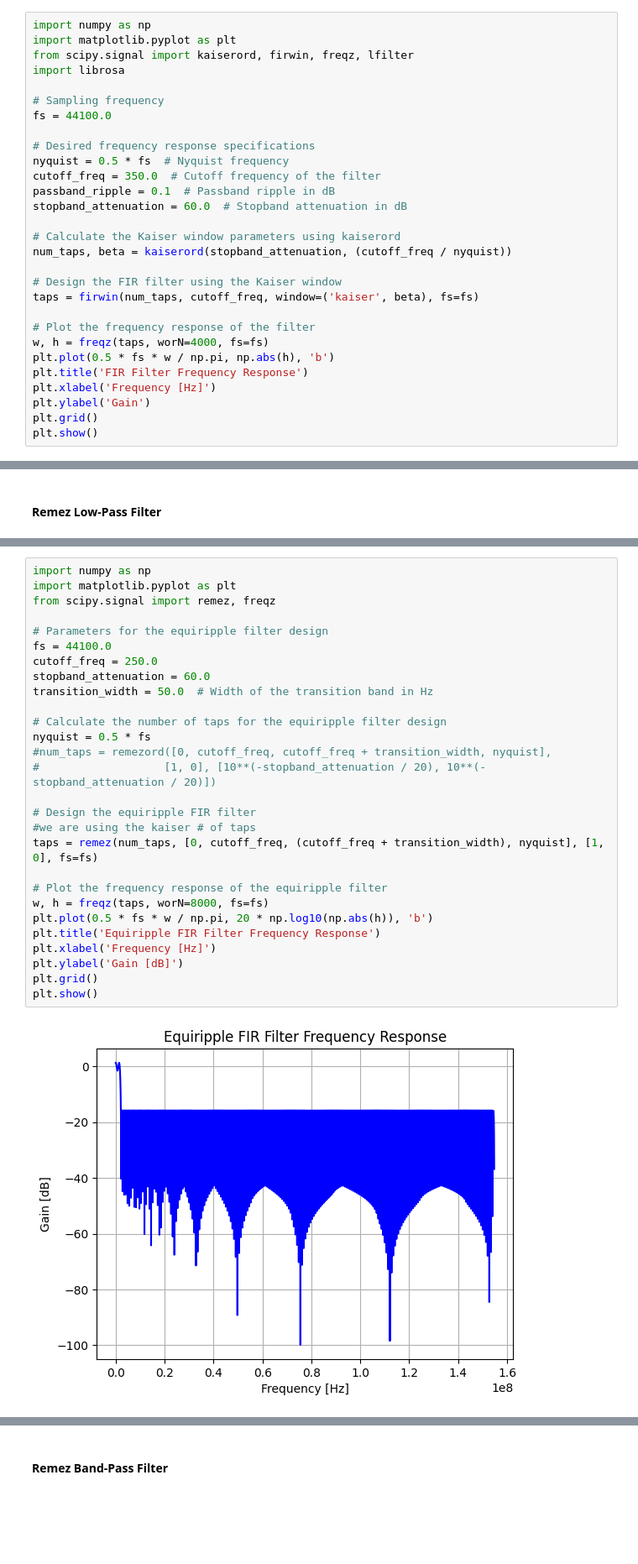
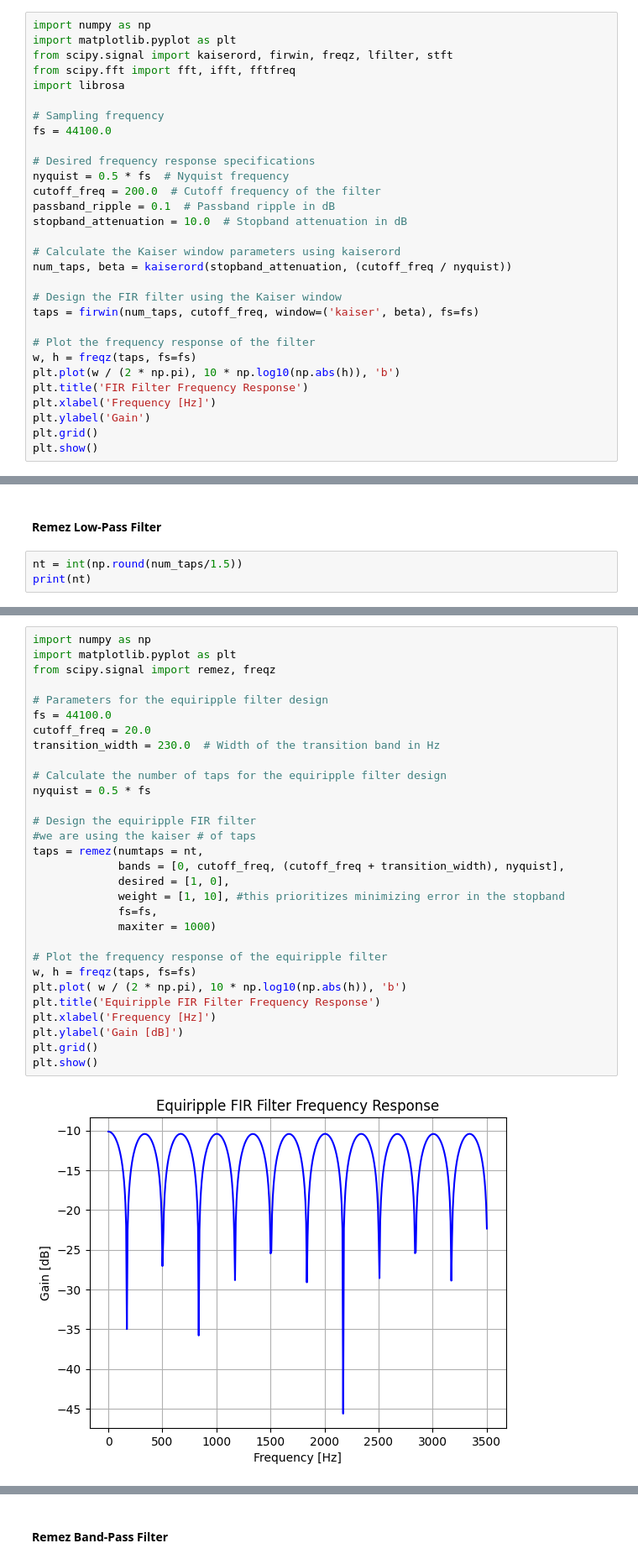
Before and after one commit to Jibby2k1/ML4Music, a Jupyter notebook: Stage_1_Filter_Investigation.ipynb, the cells around one changed output, grey strips where cells are left out. Shown at 84% size. Saved outputs shown, nothing was run; the diff lists cells and outputs as text; blank space fills up the shorter version.

Commit message:
Major updated to Signal Theory, Organization in the form of chapters, and more analog simulation.

```diff
--- a/Stage_1_Filter_Investigation.ipynb
+++ b/Stage_1_Filter_Investigation.ipynb
@@ -66,7 +141,8 @@ As mentioned previously, these formulas for determining filter order can be wron
 # %%
 import numpy as np
 import matplotlib.pyplot as plt
-from scipy.signal import kaiserord, firwin, freqz, lfilter
+from scipy.signal import kaiserord, firwin, freqz, lfilter, stft
+from scipy.fft import fft, ifft, fftfreq
 import librosa
 
 # Sampling frequency
@@ -74,9 +150,9 @@ fs = 44100.0
 
 # Desired frequency response specifications
 nyquist = 0.5 * fs  # Nyquist frequency
-cutoff_freq = 350.0  # Cutoff frequency of the filter
+cutoff_freq = 200.0  # Cutoff frequency of the filter
 passband_ripple = 0.1  # Passband ripple in dB
-stopband_attenuation = 60.0  # Stopband attenuation in dB
+stopband_attenuation = 10.0  # Stopband attenuation in dB
 
 # Calculate the Kaiser window parameters using kaiserord
 num_taps, beta = kaiserord(stopband_attenuation, (cutoff_freq / nyquist))
@@ -85,8 +161,8 @@ num_taps, beta = kaiserord(stopband_attenuation, (cutoff_freq / nyquist))
 taps = firwin(num_taps, cutoff_freq, window=('kaiser', beta), fs=fs)
 
 # Plot the frequency response of the filter
-w, h = freqz(taps, worN=4000, fs=fs)
-plt.plot(0.5 * fs * w / np.pi, np.abs(h), 'b')
+w, h = freqz(taps, fs=fs)
+plt.plot(w / (2 * np.pi), 10 * np.log10(np.abs(h)), 'b')
 plt.title('FIR Filter Frequency Response')
 plt.xlabel('Frequency [Hz]')
 plt.ylabel('Gain')
@@ -160,3 +253,6 @@ https://www.masteringthemix.com/blogs/learn/understanding-the-different-frequenc
 According to this website, we can see that bass will typically occur in the 20-250 Hz range, and is mostly distinguishable from all other sounds. We will use bass as one of the features for our system, therefore a low-pass filter will be highly desireable.
 # %% [markdown]
 #### Remez Low-Pass Filter
+# %%
+nt = int(np.round(num_taps/1.5))
+print(nt)
@@ -163,32 +261,34 @@ According to this website, we can see that bass will typically occur in the 20-2
 # %%
 import numpy as np
 import matplotlib.pyplot as plt
 from scipy.signal import remez, freqz
 
 # Parameters for the equiripple filter design
 fs = 44100.0
-cutoff_freq = 250.0
-stopband_attenuation = 60.0
-transition_width = 50.0  # Width of the transition band in Hz
+cutoff_freq = 20.0
+transition_width = 230.0  # Width of the transition band in Hz
 
 # Calculate the number of taps for the equiripple filter design
 nyquist = 0.5 * fs
-#num_taps = remezord([0, cutoff_freq, cutoff_freq + transition_width, nyquist],
-#                   [1, 0], [10**(-stopband_attenuation / 20), 10**(-stopband_attenuation / 20)])
 
 # Design the equiripple FIR filter
 #we are using the kaiser # of taps
-taps = remez(num_taps, [0, cutoff_freq, (cutoff_freq + transition_width), nyquist], [1, 0], fs=fs)
+taps = remez(numtaps = nt,
+             bands = [0, cutoff_freq, (cutoff_freq + transition_width), nyquist],
+             desired = [1, 0],
+             weight = [1, 10], #this prioritizes minimizing error in the stopband
+             fs=fs,
+             maxiter = 1000)
 
 # Plot the frequency response of the equiripple filter
-w, h = freqz(taps, worN=8000, fs=fs)
-plt.plot(0.5 * fs * w / np.pi, 20 * np.log10(np.abs(h)), 'b')
+w, h = freqz(taps, fs=fs)
+plt.plot( w / (2 * np.pi), 10 * np.log10(np.abs(h)), 'b')
 plt.title('Equiripple FIR Filter Frequency Response')
 plt.xlabel('Frequency [Hz]')
 plt.ylabel('Gain [dB]')
 plt.grid()
 plt.show()
 # %% [output]
-[figure, old version]
+[figure, new version]
 # %%
 # Apply the FIR filter to the input signal
```
Also changed, not shown: parts of 51 cells of this notebook.
